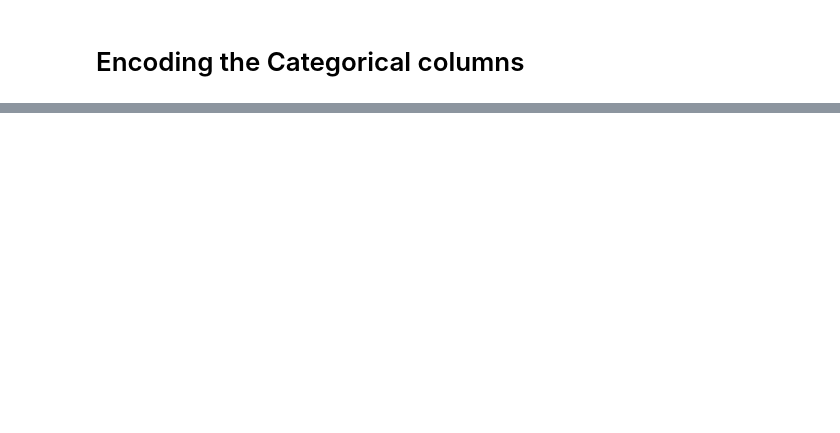
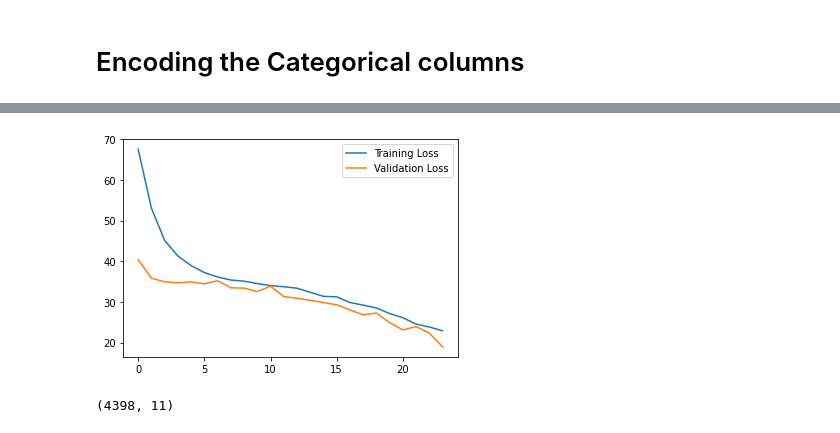
Before and after one commit to bandinikhilkuma/prediction-of-age-of-fossils, a Jupyter notebook: Untitled.ipynb, the cells around one changed output, grey strips where cells are left out. Cells and saved outputs as stored; diff of their text form; code cells hidden in the pictures; blank space fills up the shorter version.

Commit message:
ANN model for regression

```diff
--- a/Untitled.ipynb
+++ b/Untitled.ipynb
@@ -623,0 +981,2 @@ Mean R^2 score: 0.9712898983504392
+# %%
+df_final=pd.concat([df_num1,df_enc],axis=1) # combaining all the numeric and encoded columns into one final data Frame.
@@ -623,0 +1232,5 @@ Mean R^2 score: 0.9712898983504392
+# %%
+x=df_final.drop(columns='age')
+y=df_final['age']
+
+xtrain,xtest,ytrain,ytest=train_test_split(x,y,test_size=0.15)
@@ -623,0 +1241,14 @@ Mean R^2 score: 0.9712898983504392
+# %%
+reg_model = Sequential()
+
+# adding hidden layers
+reg_model.add(Dense(32,input_dim=12,activation='relu'))
+reg_model.add(Dropout(0.1))
+reg_model.add(Dense(1,activation='linear'))
+
+# initialize Activation funtion
+adam = optimizers.Adam()
+reg_model.compile(optimizer='rmsprop',loss='mape')
+
+# check for summary of model
+reg_model.summary()
@@ -623,0 +1269,2 @@ Mean R^2 score: 0.9712898983504392
+# %%
+ history=reg_model.fit(xtrain,ytrain,epochs=24,batch_size=15,validation_split=0.15)
@@ -623,0 +1295,7 @@ Mean R^2 score: 0.9712898983504392
+# %%
+plt.plot(history.history['loss'], label='Training Loss')
+plt.plot(history.history['val_loss'], label='Validation Loss')
+plt.legend()
+plt.show()
+# %% [output]
+[figure, added]
@@ -623,0 +1307,4 @@ Mean R^2 score: 0.9712898983504392
+# %%
+x1.shape
+# %% [output]
+(4398, 11)
```
Also changed, not shown: parts of 168 cells of this notebook.
